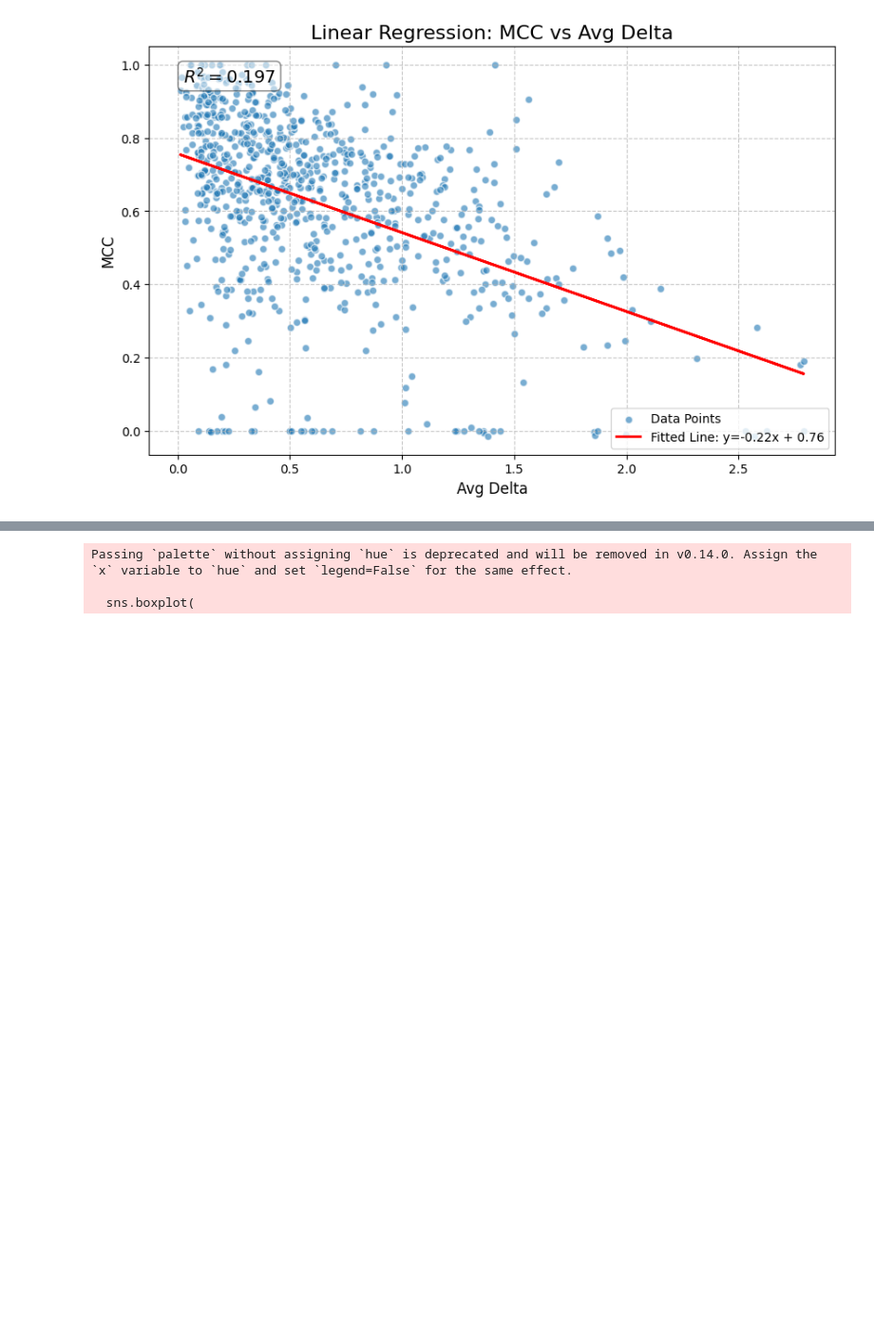
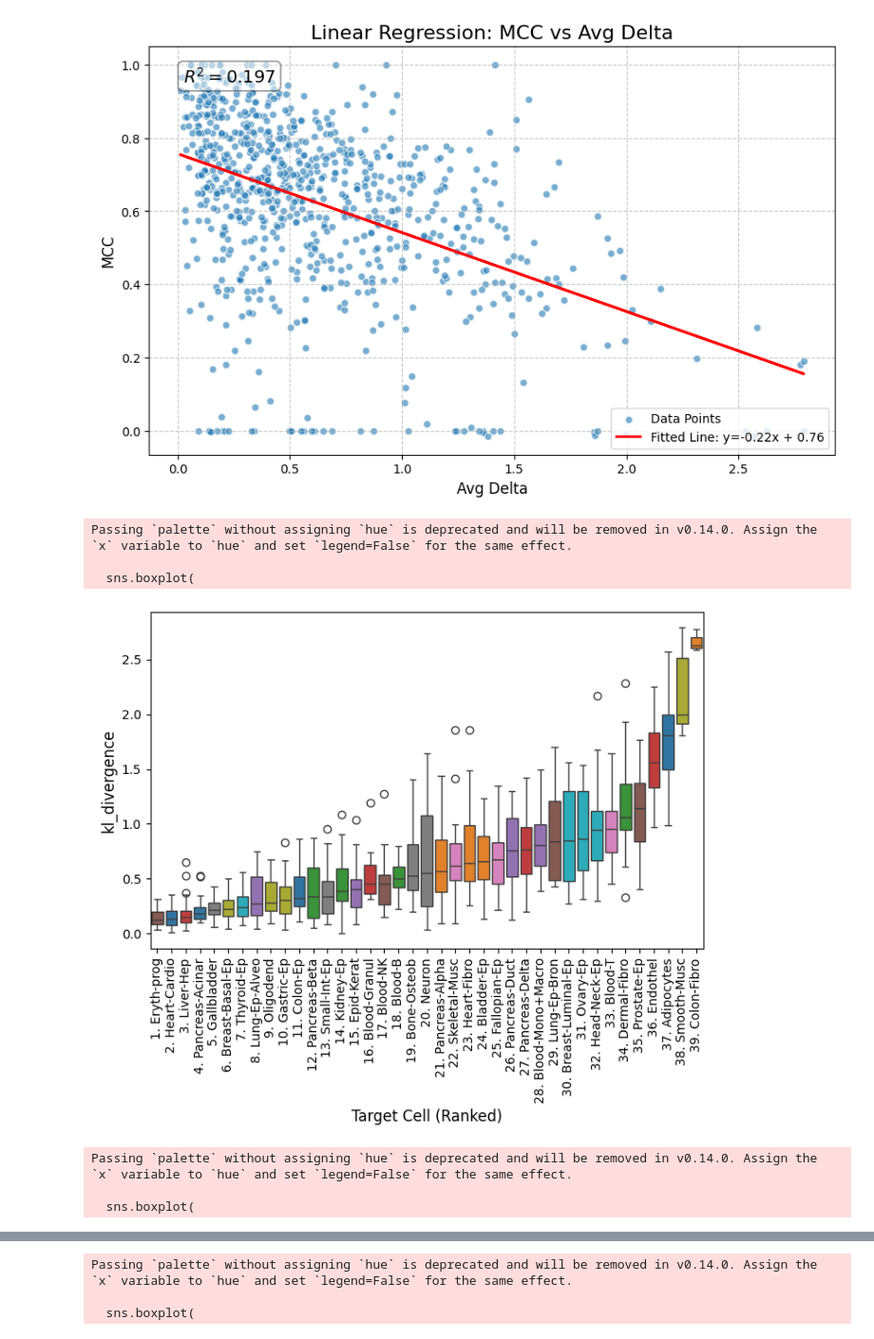
Before and after one commit to CompEpigen/syto, a Jupyter notebook: EDA/loyfer_reference_optimality_analysis.ipynb, the cells around one changed output, grey strips where cells are left out. Shown at 95% size. Drawn from its saved outputs; the diff is of its cells as text; code cells hidden in the pictures; blank space fills up the shorter version.

```diff
--- a/EDA/loyfer_reference_optimality_analysis.ipynb
+++ b/EDA/loyfer_reference_optimality_analysis.ipynb
@@ -231,3 +235,20 @@ Name: 571, dtype: object
 plot_regression(scored_df_mcc["kl_divergence"], scored_df_mcc["mcc"], x_label="Avg Delta", y_label="MCC")
 # %% [output]
 [figure]
+# %%
+targets = scored_df['target'].unique()
+palette = dict(zip(sorted(targets), sns.color_palette('tab10', n_colors=len(targets))))
+
+plot_methylation_metric(scored_df[scored_df["target"] != "Megakaryocytes"].dropna(), 'kl_divergence', True,
+                        '', palette=palette,show_xlabel=True, show_ylabel=True)
+
+plot_methylation_metric(scored_df[scored_df["target"] != "Megakaryocytes"].dropna(), 'proxy_GSC', False,
+                        '', palette=palette,show_xlabel=True, show_ylabel=True)
+# %% [output]
+Passing `palette` without assigning `hue` is deprecated and will be removed in v0.14.0. Assign the `x` variable to `hue` and set `legend=False` for the same effect.
+
+  sns.boxplot(
+[figure, added]
+Passing `palette` without assigning `hue` is deprecated and will be removed in v0.14.0. Assign the `x` variable to `hue` and set `legend=False` for the same effect.
+
+  sns.boxplot(
```
Also changed, not shown: parts of 4 cells of this notebook.
